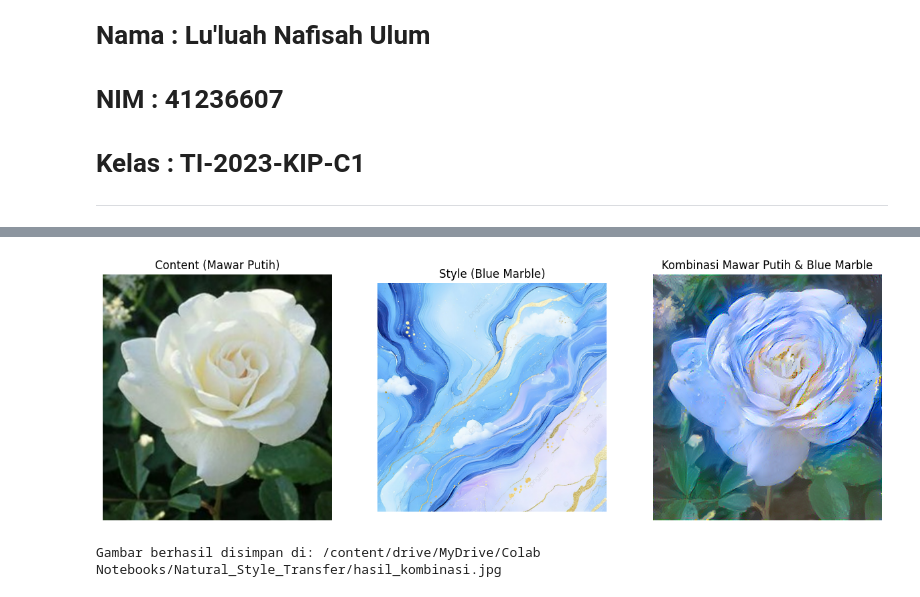
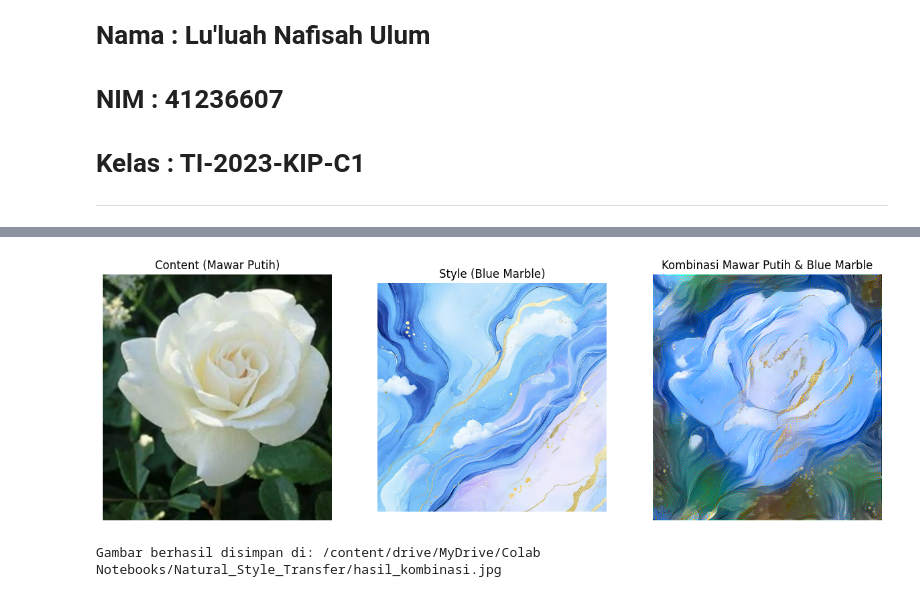
Before and after one commit to lulumulum86/natural-style-transfer, a Jupyter notebook: Natural_Style_Transfer_DLL_Tugas_2.ipynb, the cells around one changed output, grey strips where cells are left out. Cells and saved outputs as stored; diff of their text form; code cells hidden in the pictures.

```diff
--- a/Natural_Style_Transfer_DLL_Tugas_2.ipynb
+++ b/Natural_Style_Transfer_DLL_Tugas_2.ipynb
@@ -20,7 +20,7 @@ import os
 # 1. PERSIAPAN DAN KONFIGURASI
 # -----------------------------------------------------------------------------
 
-# Mount Google Drive (Diperlukan karena file berada di Drive)
+# Mount Google Drive
 try:
     from google.colab import drive
     drive.mount('/content/drive')
@@ -32,11 +32,11 @@ except:
 content_path = '/content/drive/MyDrive/Colab Notebooks/Natural_Style_Transfer/mawar_putih.jpg'
 style_path = '/content/drive/MyDrive/Colab Notebooks/Natural_Style_Transfer/blue_marble.jpg'
 
-# Hyperparameters untuk Fine-Tuning Hasil
-CONTENT_WEIGHT = 1e4  # Bobot untuk menjaga bentuk asli (Mawar Putih)
-STYLE_WEIGHT = 1e-2   # Bobot untuk menerapkan gaya (Blue Marble)
-TOTAL_VARIATION_WEIGHT = 30  # Untuk menghaluskan hasil (mengurangi noise pixel)
-EPOCHS = 10
+# Hyperparameters untuk Fine-Tuning Hasil (EXTREME STYLE TEXTURE)
+CONTENT_WEIGHT = 10.0
+STYLE_WEIGHT = 1e4
+TOTAL_VARIATION_WEIGHT = 5
+EPOCHS = 30
 STEPS_PER_EPOCH = 100
 
 # -----------------------------------------------------------------------------
@@ -100,7 +100,7 @@ def get_model():
     vgg = vgg19.VGG19(include_top=False, weights='imagenet')
     vgg.trainable = False
 
-    # Layer untuk Style (Tekstur tingkat rendah hingga tinggi)
+    # Layer untuk Style
     style_layers = ['block1_conv1',
                     'block2_conv1',
                     'block3_conv1',
@@ -163,7 +163,7 @@ def compute_loss(model, loss_weights, init_image, gram_style_features, content_f
     style_score *= style_weight
     content_score *= content_weight
 
-    # Total Variation Loss (Optional: untuk hasil lebih mulus)
+    # Total Variation Loss
     loss = style_score + content_score + (TOTAL_VARIATION_WEIGHT * tf.image.total_variation(init_image))
     return loss
 
@@ -239,7 +239,7 @@ def run_style_transfer():
 
         grad = tape.gradient(total_loss, image)
         opt.apply_gradients([(grad, image)])
-        image.assign(tf.clip_by_value(image, 0.0, 1.0)) # Jaga pixel tetap valid 0-1
+        image.assign(tf.clip_by_value(image, 0.0, 1.0))
         return total_loss
 
     # Loop Training
@@ -251,12 +251,8 @@ def run_style_transfer():
             loss = train_step(image)
             print('.', end='', flush=True)
 
-        # Perbaikan: Konversi tensor loss ke float agar format string (.4f) berfungsi
+        # Perbaikan format print agar tidak error
         print(f"\nEpoch {epoch+1}/{EPOCHS} complete. Loss: {float(loss):.4f}")
-
-        # Tampilkan progress setiap epoch (opsional, bisa di-comment jika running otomatis)
-        # plt.imshow(deprocess_img(image.numpy()))
-        # plt.show()
 
     end = time.time()
     print(f"\nTotal waktu pelatihan: {end-start:.1f} detik")
@@ -298,2 +294,2 @@ Total waktu pelatihan: 89.1 detik
-[figure, old version]
+[figure, new version]
 Gambar berhasil disimpan di: /content/drive/MyDrive/Colab Notebooks/Natural_Style_Transfer/hasil_kombinasi.jpg
```
Also changed, not shown: parts of 1 cell of this notebook.
